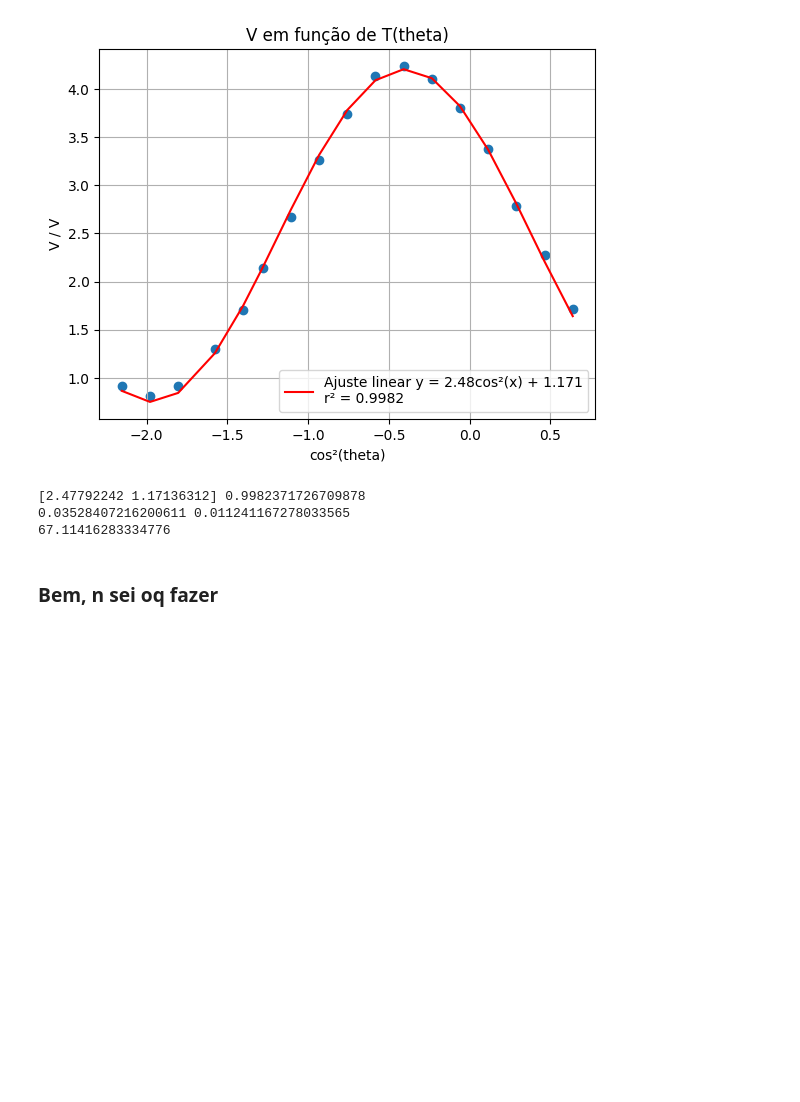
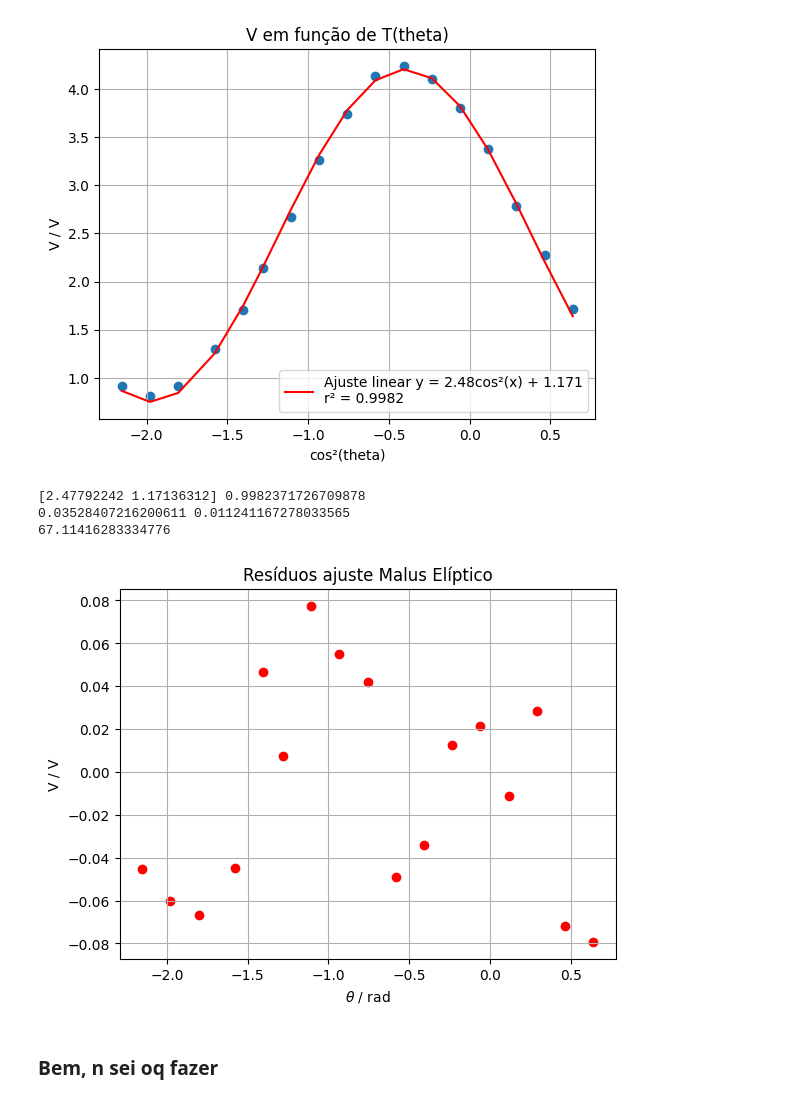
Before and after one commit to MRDias12/LabsIII, a Jupyter notebook: PLs/PL9/polarity.ipynb, the cells around one changed output. Saved outputs shown, nothing was run; the diff lists cells and outputs as text; code cells hidden in the pictures; blank space fills up the shorter version.

```diff
--- a/PLs/PL9/polarity.ipynb
+++ b/PLs/PL9/polarity.ipynb
@@ -123,6 +137,16 @@ print(params2[1]*180/np.pi)
 [2.47792242 1.17136312] 0.9982371726709878
 0.03528407216200611 0.011241167278033565
 67.11416283334776
+# %%
+plt.scatter(angle2, T(angle2, params2[0], params2[1]) - v2, color = "r")
+plt.title("Resíduos ajuste Malus Elíptico")
+plt.ylabel("V / V")
+plt.xlabel(r"$\theta$ / rad")
+plt.grid()
+plt.savefig('res2.png')
+plt.show()
+# %% [output]
+[figure, added]
 # %% [markdown]
 ### Bem, n sei oq fazer
 # %%
```
Also changed, not shown: parts of 2 cells of this notebook, 3 other files.
